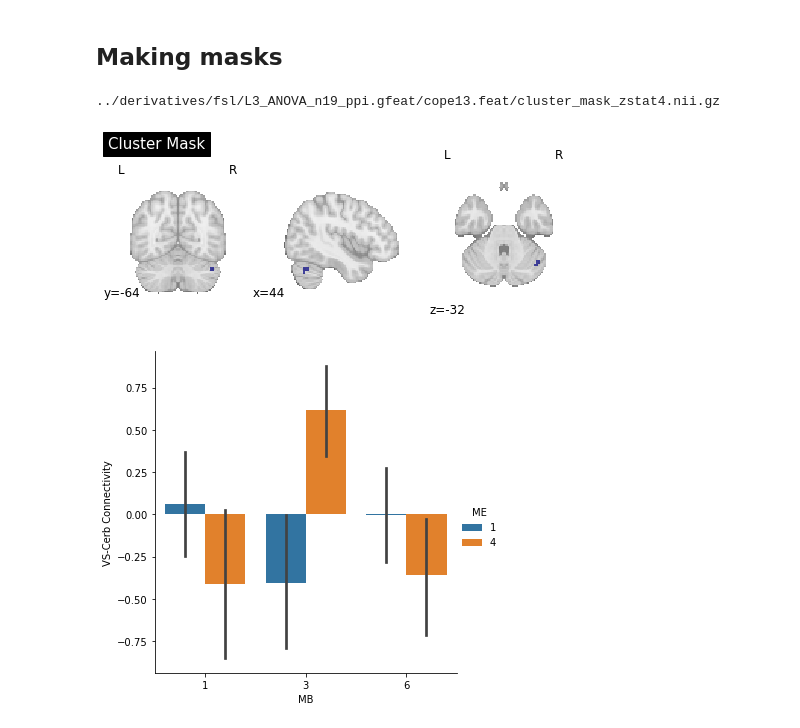
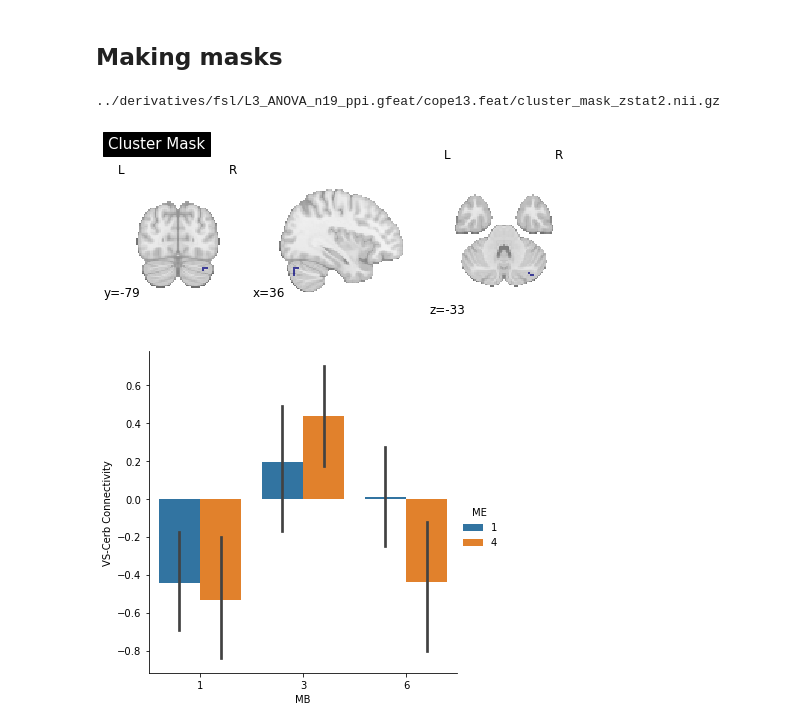
Before and after one commit to DVS-Lab/rf1-sequence-pilot, a Jupyter notebook: code/Compute_TSNR.ipynb, the cells around one changed output. Cells and saved outputs as stored; diff of their text form; code cells hidden in the pictures.

Commit message:
PPI Cerb cluster 2 effect of MB

```diff
--- a/code/Compute_TSNR.ipynb
+++ b/code/Compute_TSNR.ipynb
@@ -409,18 +409,18 @@ g.savefig('Rew-zstat.pdf')
 ## Making masks
 # %%
 from natsort import natsorted
-sigfiles=[['_ppi','cope13.feat','zstat4']]
+sigfiles=[['_ppi','cope13.feat','zstat2']]
 
 mask_file='../derivatives/fsl/L3_ANOVA_n19%s.gfeat/%s/cluster_mask_%s.nii.gz'%(
     sigfiles[0][0],sigfiles[0][1],sigfiles[0][2])
 print(mask_file)
 
 sig_mask=NiftiMasker(mask_img=mask_file)
 plotting.plot_roi(sig_mask.mask_img,title="Cluster Mask", draw_cross=False)
 plt.show()
 # %% [output]
-../derivatives/fsl/L3_ANOVA_n19_ppi.gfeat/cope13.feat/cluster_mask_zstat4.nii.gz
+../derivatives/fsl/L3_ANOVA_n19_ppi.gfeat/cope13.feat/cluster_mask_zstat2.nii.gz
-[figure, old version]
+[figure, new version]
 # %%
 f_list = [os.path.join(root,f) for root,dirs,files in os.walk(
     '../derivatives/fsl/') for f in files if ('zstat' in f) & f.endswith('.nii.gz') ]
@@ -458,6 +458,6 @@ for img in f_list:
 df=pd.DataFrame(data=data,columns=['sub','MB','ME','contrast','denoise','VS-Cerb Connectivity'])
 df['ME+denoise']=df['ME'].astype(str)+'_'+df['denoise']
 g=sns.catplot(x='MB',y='VS-Cerb Connectivity',hue='ME',kind='bar',data=df,ci=95)
-g.savefig('PPI_seed-VS_target-Cerb_contrast-Rew-Pun.pdf')
+g.savefig('PPI_seed-VS_target-Cerb_contrast-Rew-Pun_cluster2.pdf')
 # %% [output]
-[figure, old version]
+[figure, new version]
```
Also changed, not shown: 1 other file.
